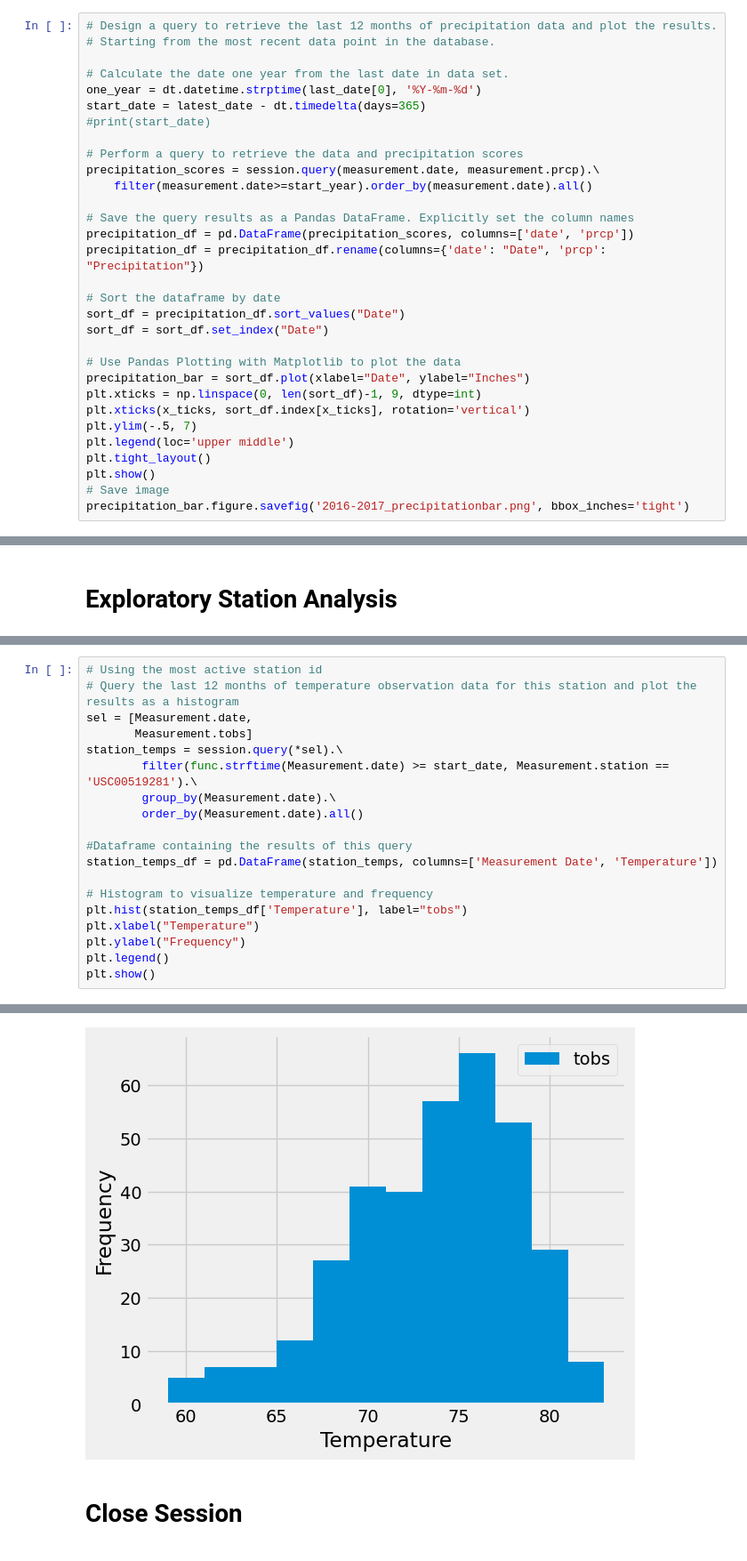
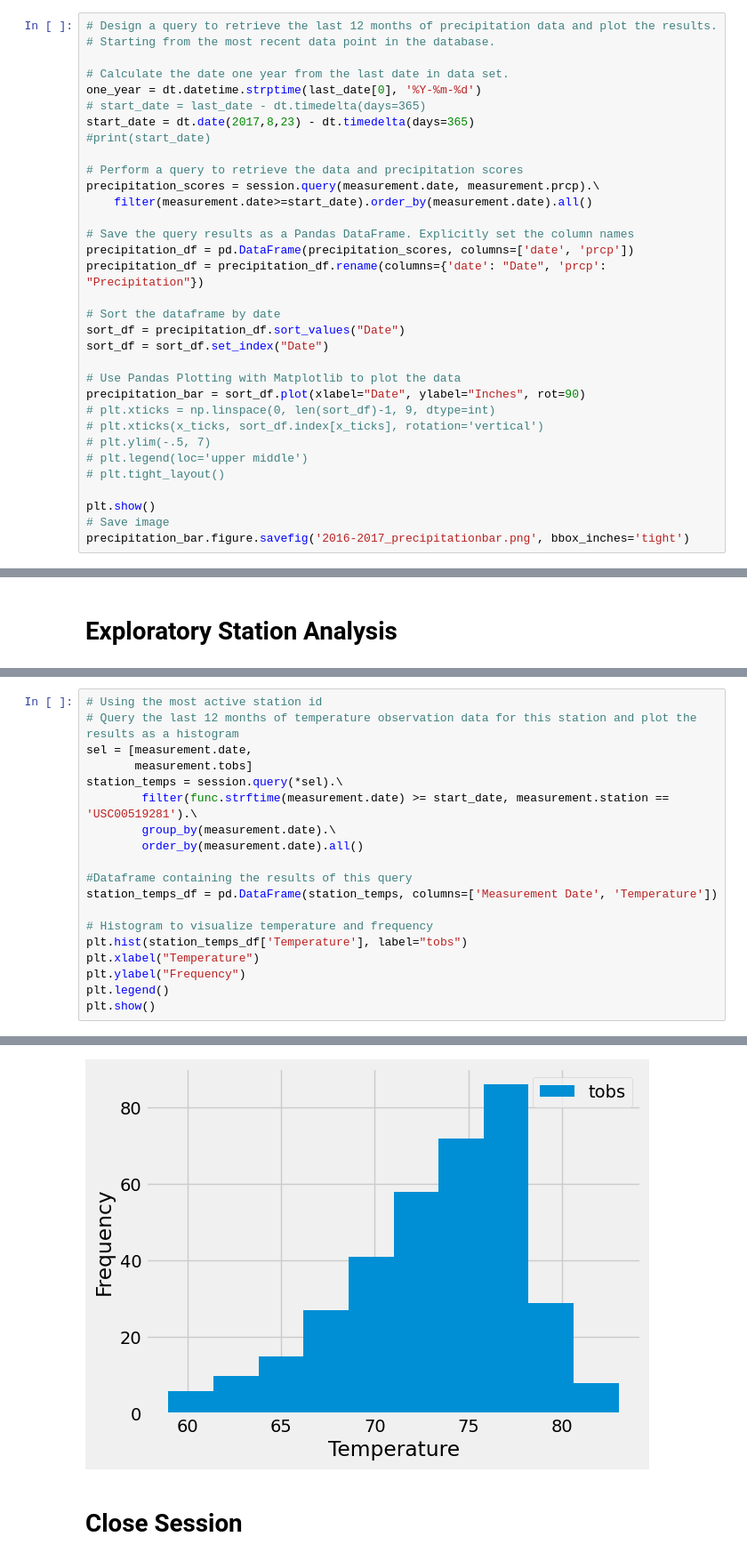
Before and after one commit to cihung/sqlalchemy-challenge, a Jupyter notebook: climate_starter.ipynb, the cells around one changed output, grey strips where cells are left out. Shown: that part at 89% size. Cells and saved outputs as stored; diff of their text form.

```diff
--- a/climate_starter.ipynb
+++ b/climate_starter.ipynb
@@ -50,12 +50,13 @@ print(last_date)
 
 # Calculate the date one year from the last date in data set.
 one_year = dt.datetime.strptime(last_date[0], '%Y-%m-%d')
-start_date = latest_date - dt.timedelta(days=365)
+# start_date = last_date - dt.timedelta(days=365)
+start_date = dt.date(2017,8,23) - dt.timedelta(days=365)
 #print(start_date)
 
 # Perform a query to retrieve the data and precipitation scores
 precipitation_scores = session.query(measurement.date, measurement.prcp).\
-    filter(measurement.date>=start_year).order_by(measurement.date).all()
+    filter(measurement.date>=start_date).order_by(measurement.date).all()
 
 # Save the query results as a Pandas DataFrame. Explicitly set the column names
 precipitation_df = pd.DataFrame(precipitation_scores, columns=['date', 'prcp'])
@@ -66,12 +67,13 @@ sort_df = precipitation_df.sort_values("Date")
 sort_df = sort_df.set_index("Date")
 
 # Use Pandas Plotting with Matplotlib to plot the data
-precipitation_bar = sort_df.plot(xlabel="Date", ylabel="Inches")
-plt.xticks = np.linspace(0, len(sort_df)-1, 9, dtype=int)
-plt.xticks(x_ticks, sort_df.index[x_ticks], rotation='vertical')
-plt.ylim(-.5, 7)
-plt.legend(loc='upper middle')
-plt.tight_layout()
+precipitation_bar = sort_df.plot(xlabel="Date", ylabel="Inches", rot=90)
+# plt.xticks = np.linspace(0, len(sort_df)-1, 9, dtype=int)
+# plt.xticks(x_ticks, sort_df.index[x_ticks], rotation='vertical')
+# plt.ylim(-.5, 7)
+# plt.legend(loc='upper middle')
+# plt.tight_layout()
+
 plt.show()
 # Save image
 precipitation_bar.figure.savefig('2016-2017_precipitationbar.png', bbox_inches='tight')
@@ -134,12 +135,12 @@ for station in station_temp_summary:
 # %%
 # Using the most active station id
 # Query the last 12 months of temperature observation data for this station and plot the results as a histogram
-sel = [Measurement.date,
-       Measurement.tobs]
+sel = [measurement.date,
+       measurement.tobs]
 station_temps = session.query(*sel).\
-        filter(func.strftime(Measurement.date) >= start_date, Measurement.station == 'USC00519281').\
-        group_by(Measurement.date).\
-        order_by(Measurement.date).all()
+        filter(func.strftime(measurement.date) >= start_date, measurement.station == 'USC00519281').\
+        group_by(measurement.date).\
+        order_by(measurement.date).all()
 
 #Dataframe containing the results of this query
 station_temps_df = pd.DataFrame(station_temps, columns=['Measurement Date', 'Temperature'])
@@ -155,4 +155,4 @@ Text(0.5, 4.183333333333314, 'Temperature')
-[figure, old version]
+[figure, new version]
 # %% [markdown]
 # Close Session
 # %%
```
Also changed, not shown: parts of 7 cells of this notebook, 2 other files.
